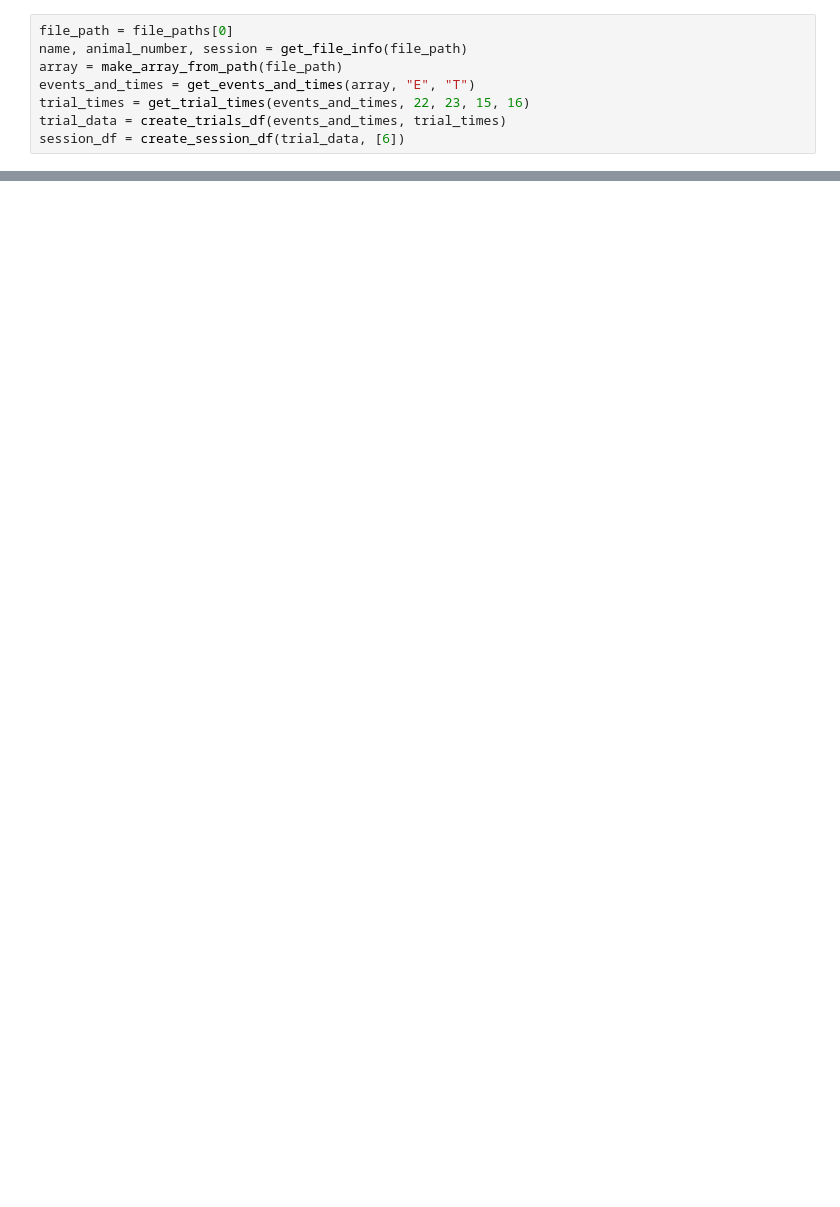
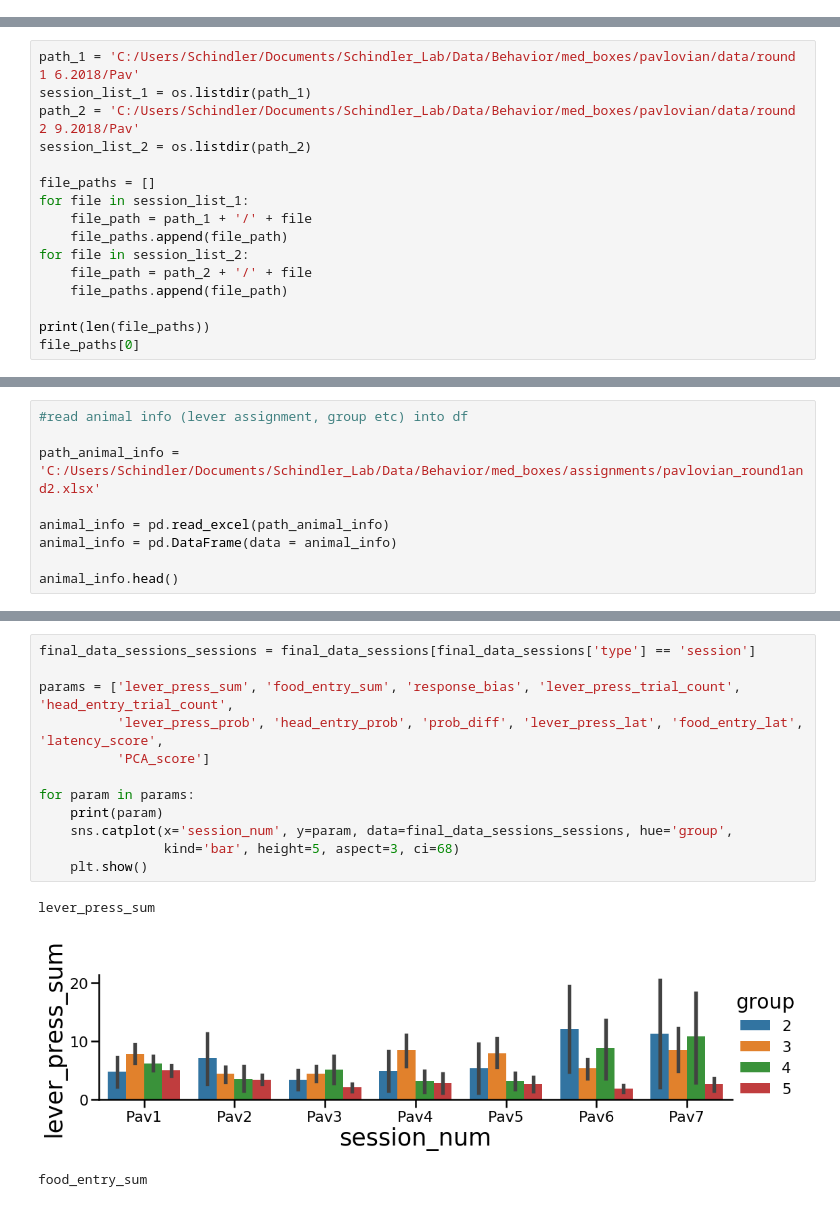
Before and after one commit to grace3999/MedPC, a Jupyter notebook: med_pavlovian_approach2.ipynb, the cells around one changed output, grey strips where cells are left out. Cells and saved outputs as stored; diff of their text form; blank space fills up the shorter version.

```diff
--- a/med_pavlovian_approach2.ipynb
+++ b/med_pavlovian_approach2.ipynb
@@ -159,8 +0,0 @@ def create_session_df(trial_data, bit_list, trials = 25):
-# %%
-file_path = file_paths[0]
-name, animal_number, session = get_file_info(file_path)
-array = make_array_from_path(file_path)
-events_and_times = get_events_and_times(array, "E", "T")
-trial_times = get_trial_times(events_and_times, 22, 23, 15, 16)
-trial_data = create_trials_df(events_and_times, trial_times)
-session_df = create_session_df(trial_data, [6])
@@ -252,0 +204,16 @@ PCA_df
+# %%
+path_1 = 'C:/Users/Schindler/Documents/Schindler_Lab/Data/Behavior/med_boxes/pavlovian/data/round 1 6.2018/Pav'
+session_list_1 = os.listdir(path_1)
+path_2 = 'C:/Users/Schindler/Documents/Schindler_Lab/Data/Behavior/med_boxes/pavlovian/data/round 2 9.2018/Pav'
+session_list_2 = os.listdir(path_2)
+
+file_paths = []
+for file in session_list_1:
+    file_path = path_1 + '/' + file
+    file_paths.append(file_path)
+for file in session_list_2:
+    file_path = path_2 + '/' + file
+    file_paths.append(file_path)
+
+print(len(file_paths))
+file_paths[0]
@@ -252,0 +225,9 @@ PCA_df
+# %%
+#read animal info (lever assignment, group etc) into df
+
+path_animal_info = 'C:/Users/Schindler/Documents/Schindler_Lab/Data/Behavior/med_boxes/assignments/pavlovian_round1and2.xlsx'
+
+animal_info = pd.read_excel(path_animal_info)
+animal_info = pd.DataFrame(data = animal_info)
+
+animal_info.head()
@@ -252,0 +483,16 @@ PCA_df
+# %%
+final_data_sessions_sessions = final_data_sessions[final_data_sessions['type'] == 'session']
+
+params = ['lever_press_sum', 'food_entry_sum', 'response_bias', 'lever_press_trial_count', 'head_entry_trial_count',
+          'lever_press_prob', 'head_entry_prob', 'prob_diff', 'lever_press_lat', 'food_entry_lat', 'latency_score',
+          'PCA_score']
+
+for param in params:
+    print(param)
+    sns.catplot(x='session_num', y=param, data=final_data_sessions_sessions, hue='group',
+                kind='bar', height=5, aspect=3, ci=68)
+    plt.show()
+# %% [output]
+lever_press_sum
+[figure, added]
+food_entry_sum
```
Also changed, not shown: parts of 45 cells of this notebook.
